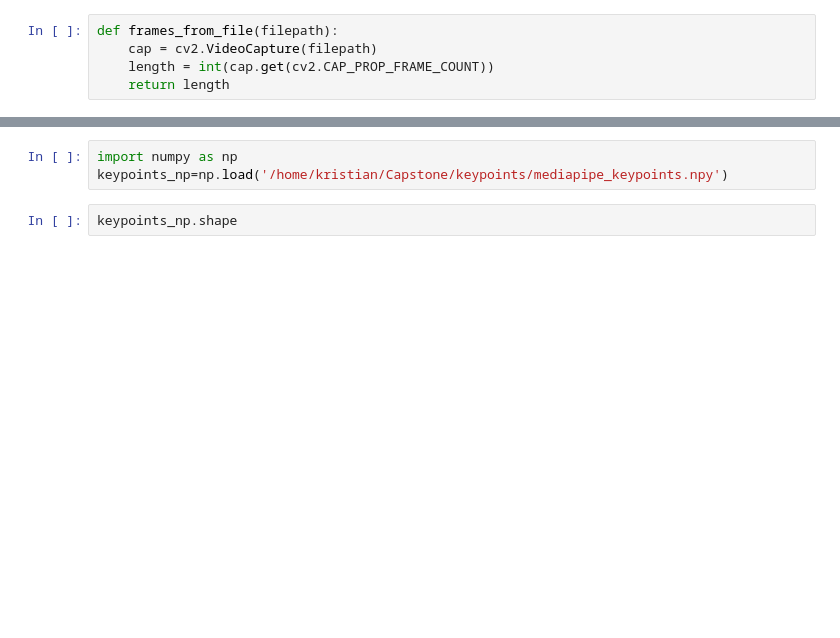
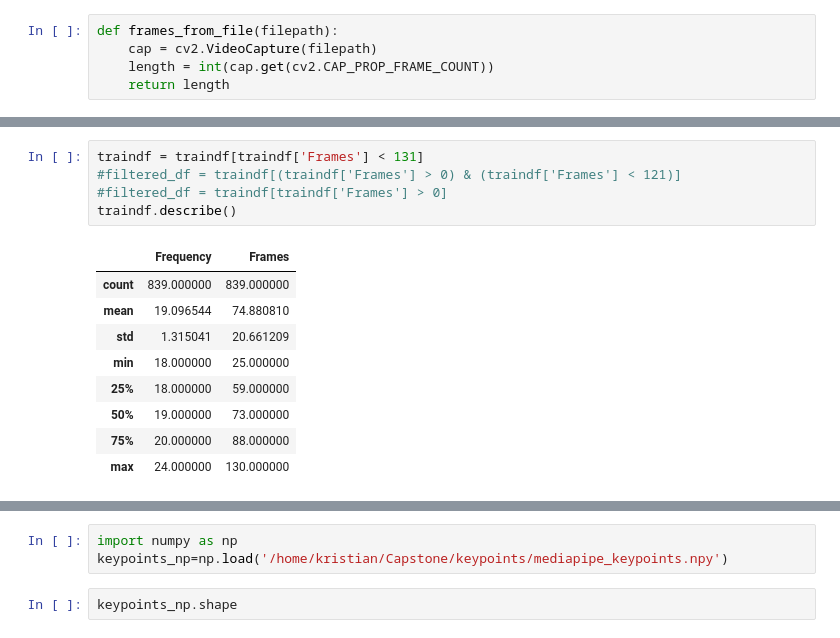
Before and after one commit to kristiany45/DAP_Github, a Jupyter notebook: tests mediapipe/Mediapipe ASL Citizen.ipynb, the cells around one changed output, grey strips where cells are left out. Drawn from its saved outputs; the diff is of its cells as text; blank space fills up the shorter version.

```diff
--- a/tests mediapipe/Mediapipe ASL Citizen.ipynb
+++ b/tests mediapipe/Mediapipe ASL Citizen.ipynb
@@ -605,0 +592,15 @@ traindf.head()
+# %%
+traindf = traindf[traindf['Frames'] < 131]
+#filtered_df = traindf[(traindf['Frames'] > 0) & (traindf['Frames'] < 121)]
+#filtered_df = traindf[traindf['Frames'] > 0]
+traindf.describe()
+# %% [output]
+|  | Frequency | Frames |
+| count | 839.000000 | 839.000000 |
+| mean | 19.096544 | 74.880810 |
+| std | 1.315041 | 20.661209 |
+| min | 18.000000 | 25.000000 |
+| 25% | 18.000000 | 59.000000 |
+| 50% | 19.000000 | 73.000000 |
+| 75% | 20.000000 | 88.000000 |
+| max | 24.000000 | 130.000000 |
```
Also changed, not shown: parts of 111 cells of this notebook.
